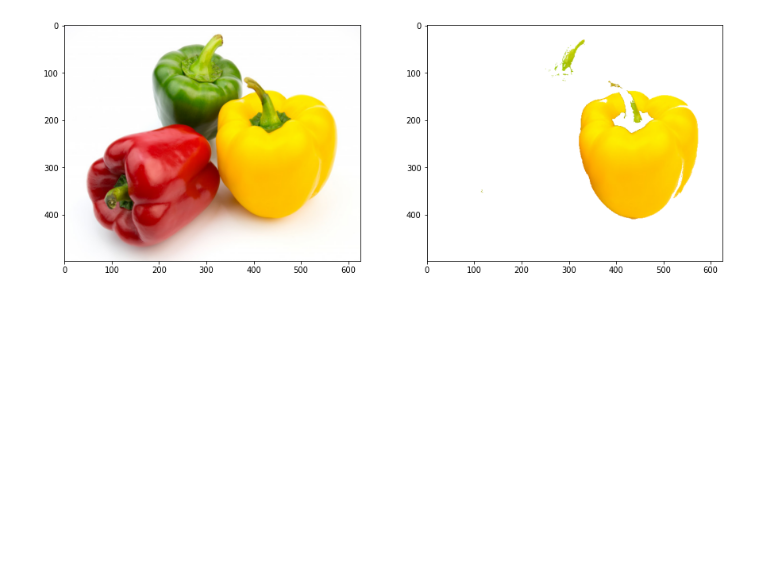
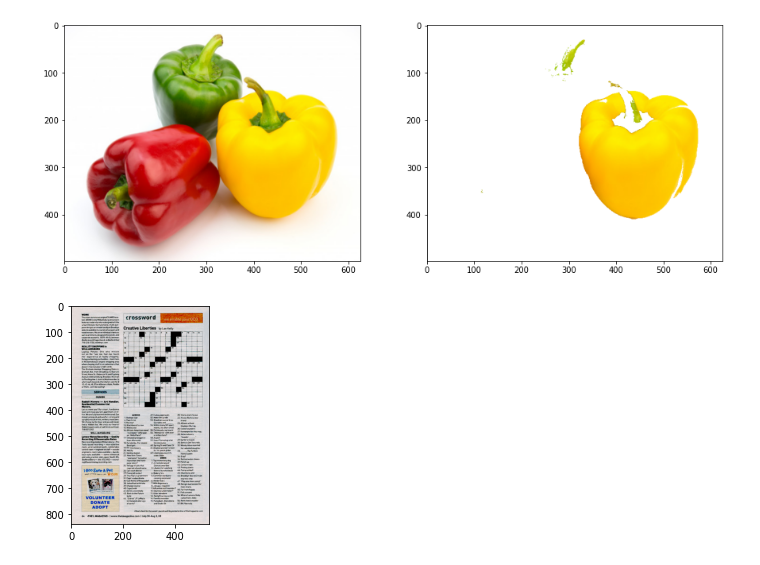
Before and after one commit to raihanrach/PCVK_Genap_2021, a Jupyter notebook: week10.ipynb, the cells around one changed output. Cells and saved outputs as stored; diff of their text form; code cells hidden in the pictures; blank space fills up the shorter version.

```diff
--- a/week10.ipynb
+++ b/week10.ipynb
@@ -204,3 +209,15 @@ plt.subplot(2,2,2),plt.imshow(masked_image0)
 (<matplotlib.axes._subplots.AxesSubplot at 0x...>,
  <matplotlib.image.AxesImage at 0x...>)
 [figure]
+# %%
+# nomer 7
+img_c = cv2.imread('/content/drive/MyDrive/images/crossword.jpg')
+img_rgb3 = cv2.cvtColor(img_c, cv2.COLOR_BGR2RGB)
+
+ret, thresh = cv2.threshold(img_rgb3, 125, 255, cv2.THRESH_TOZERO)
+
+plt.imshow(thresh)
+cv2.waitKey(0)
+cv2.destroyAllWindows()
+# %% [output]
+[figure, added]
```
Also changed, not shown: parts of 1 cell of this notebook.
